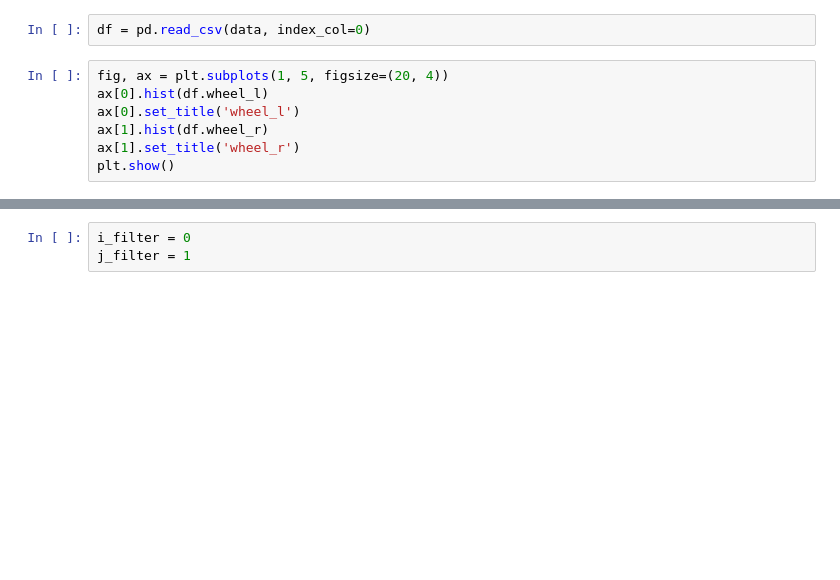
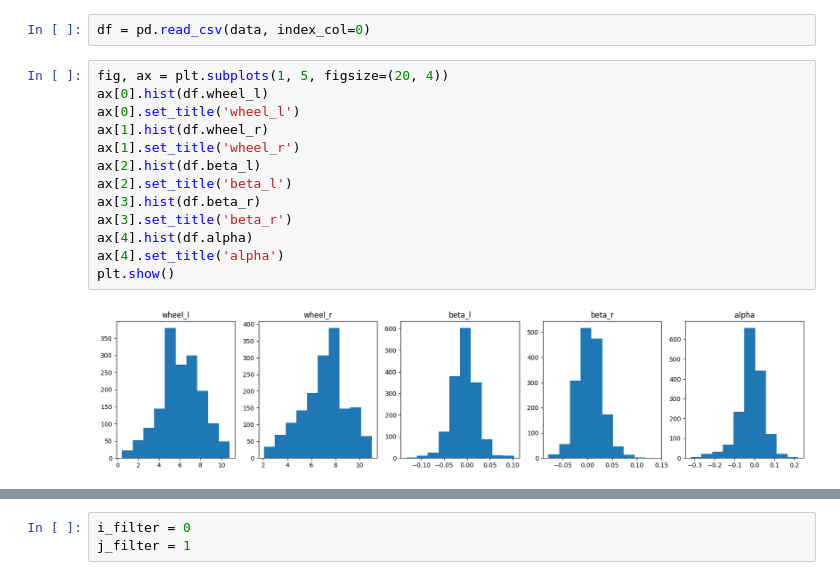
Before and after one commit to jprogrammer13/drp_course_2023, a Jupyter notebook: notebooks/data_analisys.ipynb, the cells around one changed output, grey strips where cells are left out. Drawn from its saved outputs; the diff is of its cells as text; blank space fills up the shorter version.

Commit message:
nex plot and IRLS

```diff
--- a/notebooks/data_analisys.ipynb
+++ b/notebooks/data_analisys.ipynb
@@ -17,10 +17,18 @@ df = pd.read_csv(data, index_col=0)
 # %%
 fig, ax = plt.subplots(1, 5, figsize=(20, 4))
 ax[0].hist(df.wheel_l)
 ax[0].set_title('wheel_l')
 ax[1].hist(df.wheel_r)
 ax[1].set_title('wheel_r')
+ax[2].hist(df.beta_l)
+ax[2].set_title('beta_l')
+ax[3].hist(df.beta_r)
+ax[3].set_title('beta_r')
+ax[4].hist(df.alpha)
+ax[4].set_title('alpha')
 plt.show()
+# %% [output]
+[figure, added]
 # %%
 df.wheel_l.min(), df.wheel_l.max()
 # %% [output]
```
Also changed, not shown: parts of 26 cells of this notebook, 1 other file.
